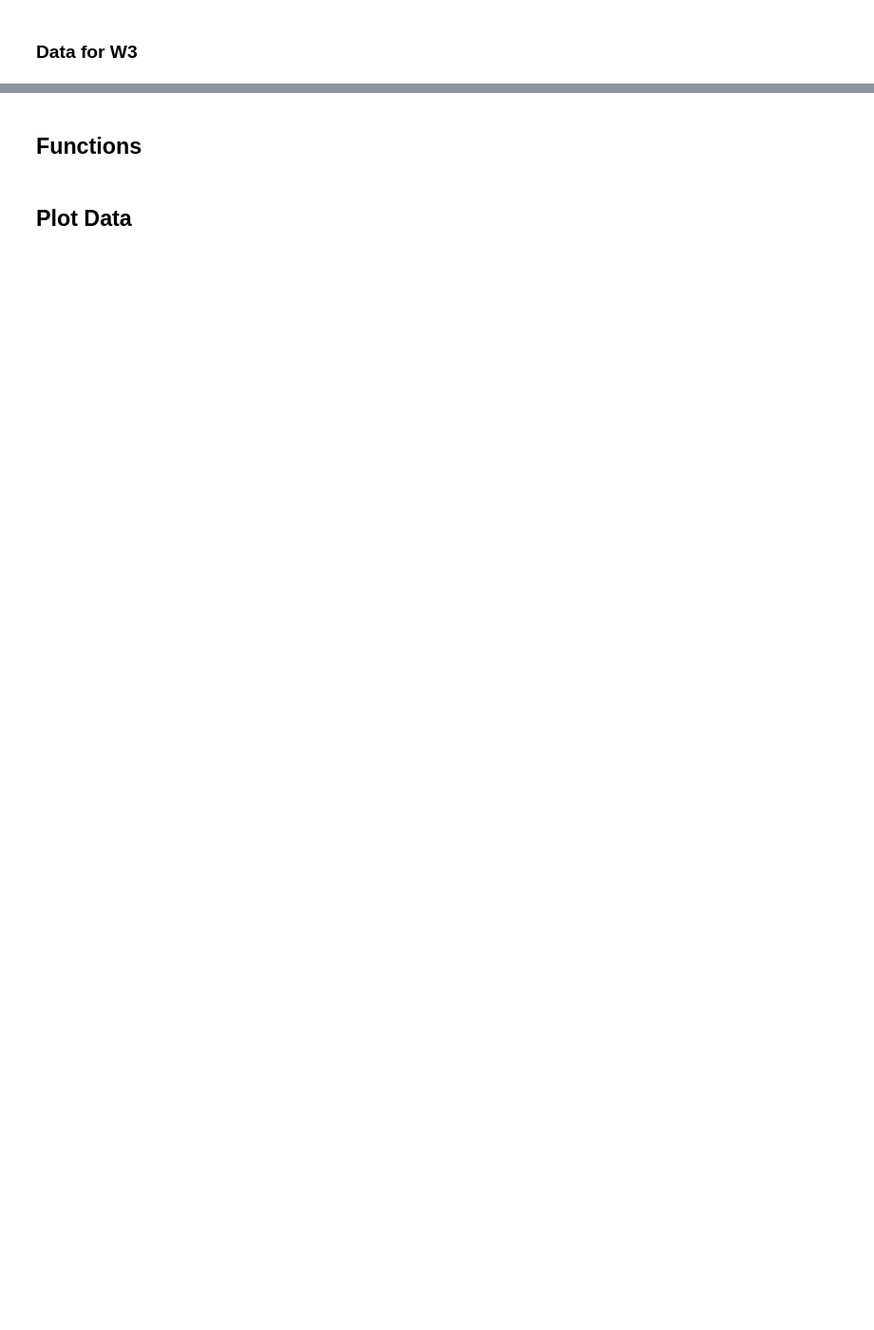
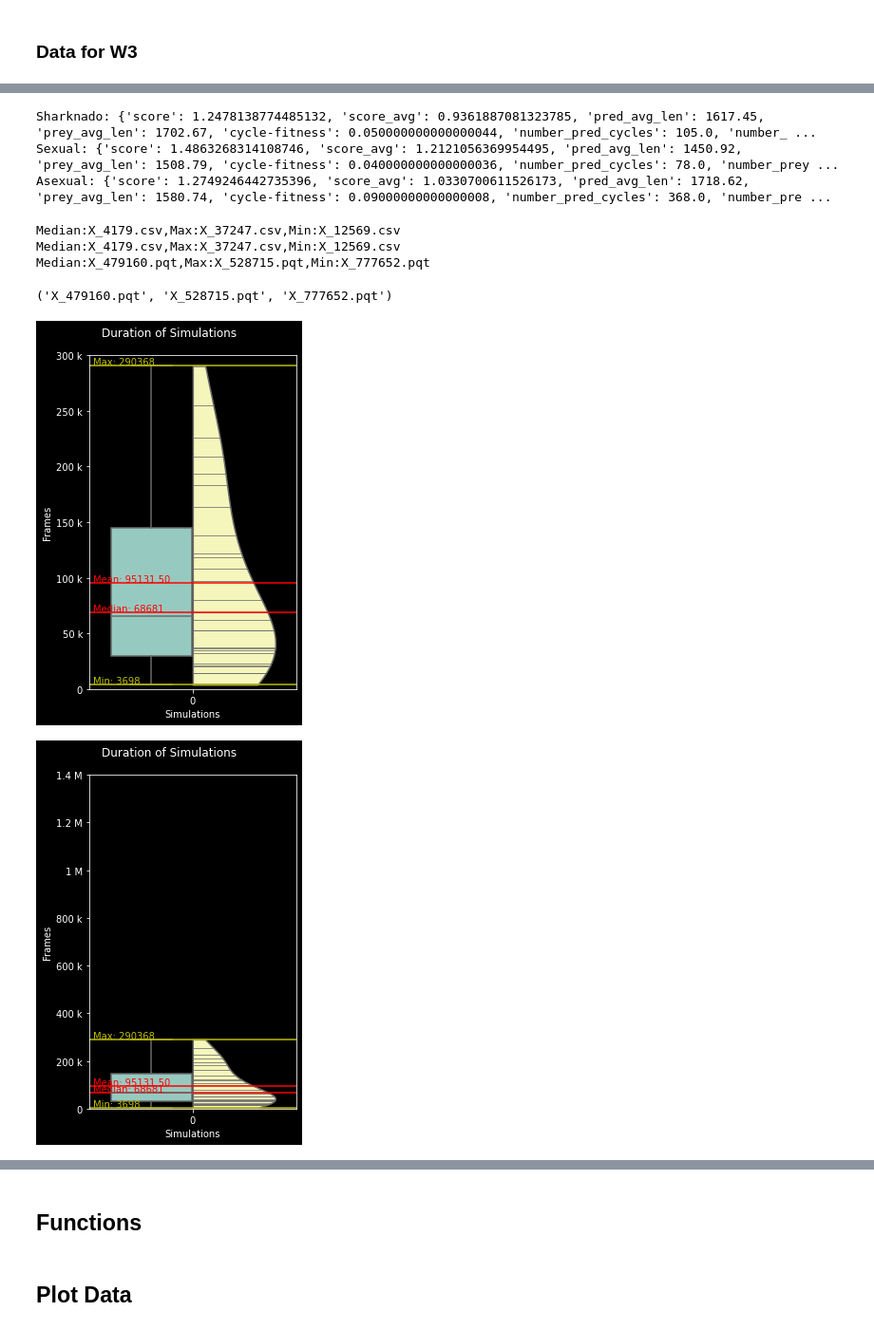
Before and after one commit to oliverweissl/CollectiveIntelligence-Project, a Jupyter notebook: Bonus/analysis.ipynb, the cells around one changed output, grey strips where cells are left out. Shown at 95% size. Saved outputs shown, nothing was run; the diff lists cells and outputs as text; code cells hidden in the pictures; blank space fills up the shorter version.

```diff
--- a/Bonus/analysis.ipynb
+++ b/Bonus/analysis.ipynb
@@ -36,0 +39,21 @@ print(f"base data size: {len(base_dat)}, grass data size: {len(grass_dat)}, shar
+# %%
+print(f"Base: {score('base_case_sharknado/X_4179_sharknado_base.csv',tpe = 'csv', plot=False)}")
+print(f"Limited Food: {score('base_case_sharknado/X_4179_sharknado_base.csv',tpe = 'csv', plot=False)}")
+print(f"Sharknado: {score('base_case_sharknado/X_4179_sharknado_base.csv',tpe = 'csv', plot=False)}")
+print(f"Sexual: {score('sex_sims/X_sexual_303490.csv',tpe='csv',plot = False)}")
+print(f"Asexual: {score('asex_sims/X_876966.csv',tpe='csv',plot = False)}")
+# %% [output]
+Sharknado: {'score': 1.2478138774485132, 'score_avg': 0.9361887081323785, 'pred_avg_len': 1617.45, 'prey_avg_len': 1702.67, 'cycle-fitness': 0.050000000000000044, 'number_pred_cycles': 105.0, 'number_ ...
+Sexual: {'score': 1.4863268314108746, 'score_avg': 1.2121056369954495, 'pred_avg_len': 1450.92, 'prey_avg_len': 1508.79, 'cycle-fitness': 0.040000000000000036, 'number_pred_cycles': 78.0, 'number_prey ...
+Asexual: {'score': 1.2749246442735396, 'score_avg': 1.0330700611526173, 'pred_avg_len': 1718.62, 'prey_avg_len': 1580.74, 'cycle-fitness': 0.09000000000000008, 'number_pred_cycles': 368.0, 'number_pre ...
+# %%
+draw_boxp(shark_dat, shark_run,300000,name=f"shark_300k")
+draw_boxp(shark_dat, shark_run,1400000,name=f"shark_1400k")
+draw_boxp(base_dat, base_run,1400000,name="base_1400k")
+# %% [output]
+Median:X_4179.csv,Max:X_37247.csv,Min:X_12569.csv
+Median:X_4179.csv,Max:X_37247.csv,Min:X_12569.csv
+Median:X_479160.pqt,Max:X_528715.pqt,Min:X_777652.pqt
+('X_479160.pqt', 'X_528715.pqt', 'X_777652.pqt')
+[figure, added]
+[figure, added]
```
Also changed, not shown: parts of 22 cells of this notebook.
